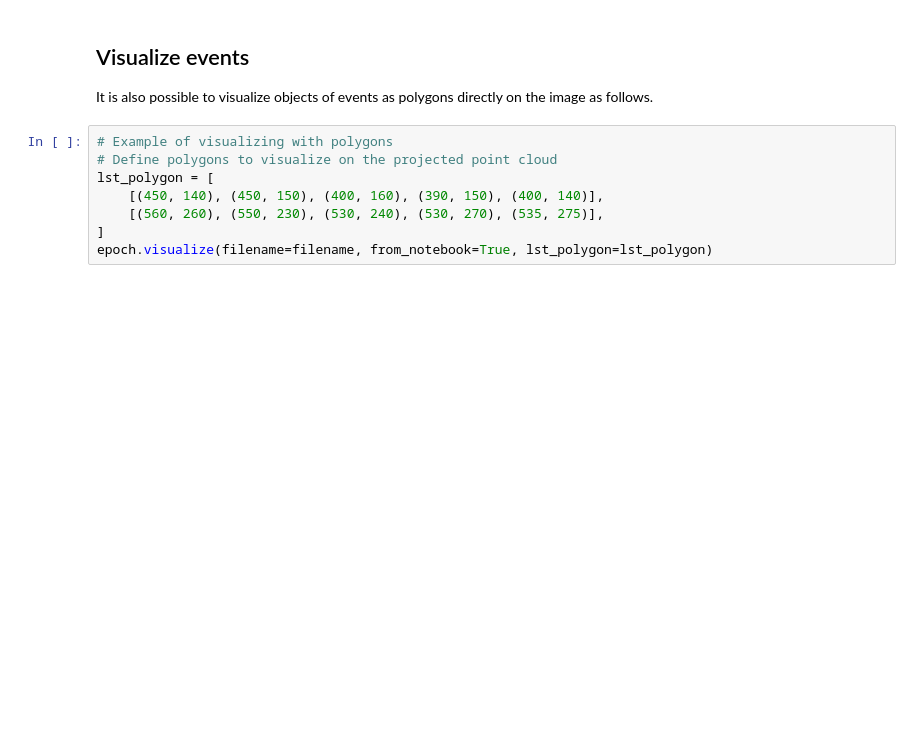
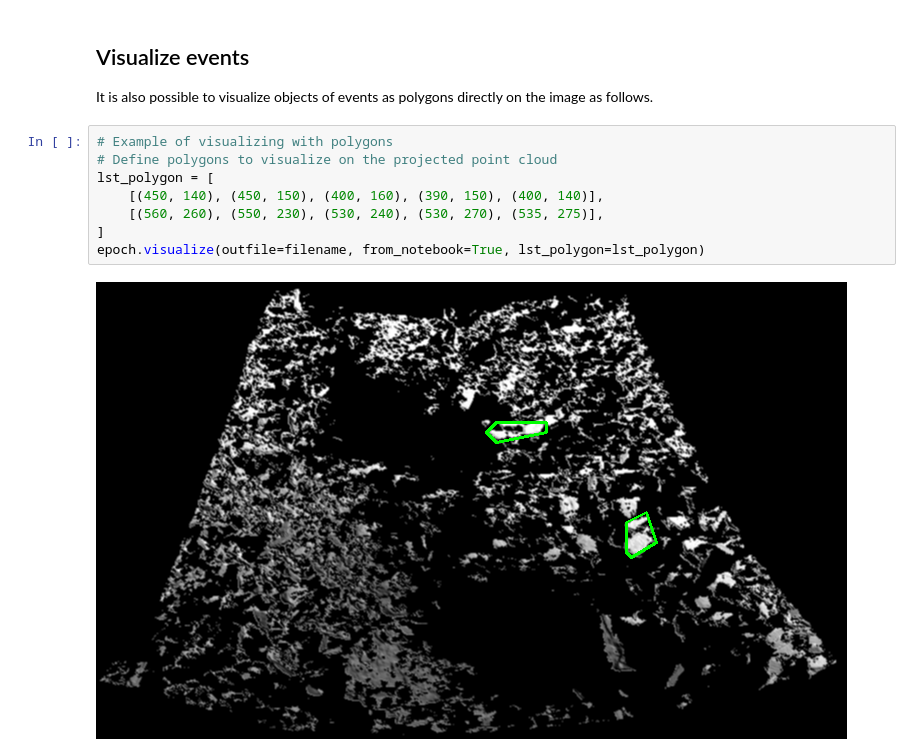
Before and after one commit to 3dgeo-heidelberg/py4dgeo, a Jupyter notebook: jupyter/visualization.ipynb, the cells around one changed output. Saved outputs shown, nothing was run; the diff lists cells and outputs as text; blank space fills up the shorter version.

```diff
--- a/jupyter/visualization.ipynb
+++ b/jupyter/visualization.ipynb
@@ -28,8 +47,10 @@ It is also possible to visualize objects of events as polygons directly on the i
 # %%
 # Example of visualizing with polygons
 # Define polygons to visualize on the projected point cloud
 lst_polygon = [
     [(450, 140), (450, 150), (400, 160), (390, 150), (400, 140)],
     [(560, 260), (550, 230), (530, 240), (530, 270), (535, 275)],
 ]
-epoch.visualize(filename=filename, from_notebook=True, lst_polygon=lst_polygon)
+epoch.visualize(outfile=filename, from_notebook=True, lst_polygon=lst_polygon)
+# %% [output]
+[figure, added]
```
Also changed, not shown: parts of 5 cells of this notebook, 1 other file.
